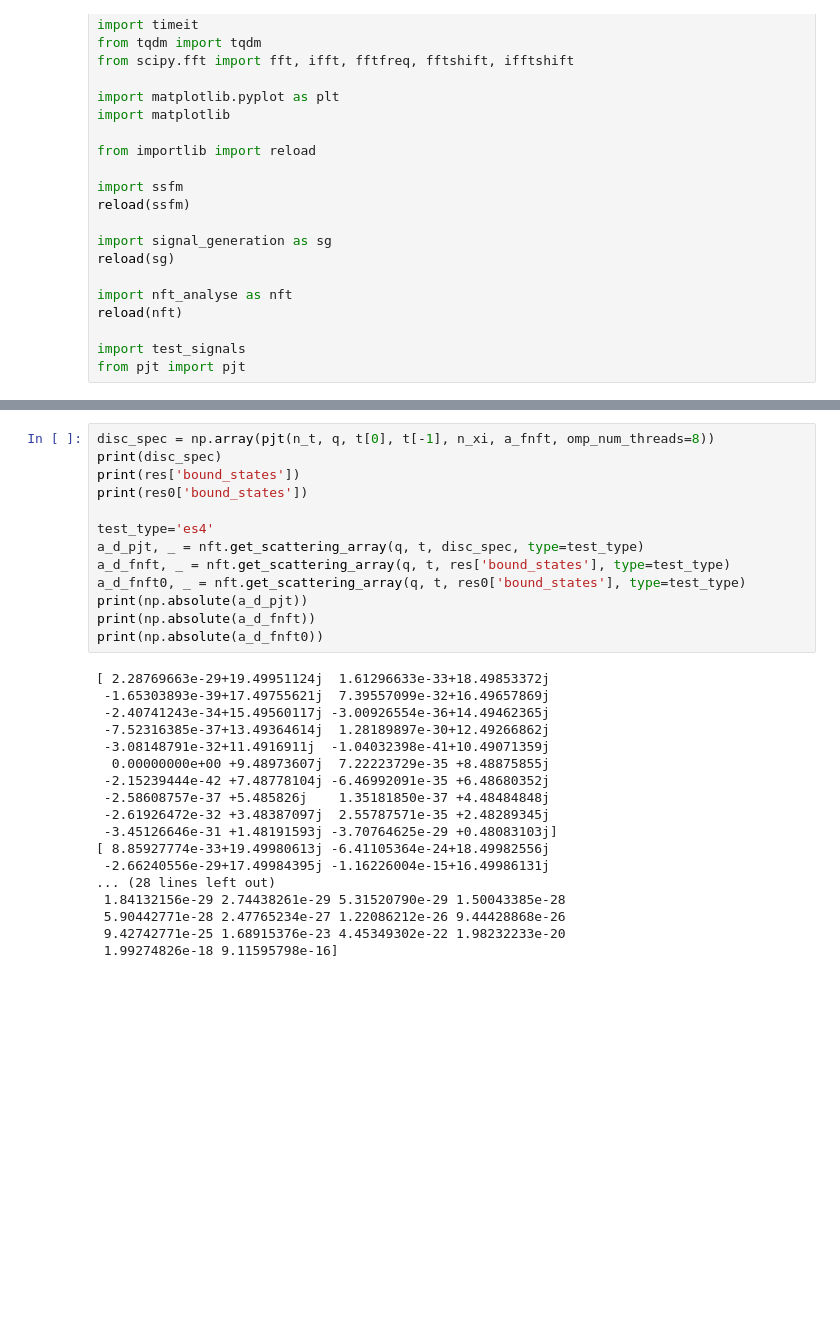
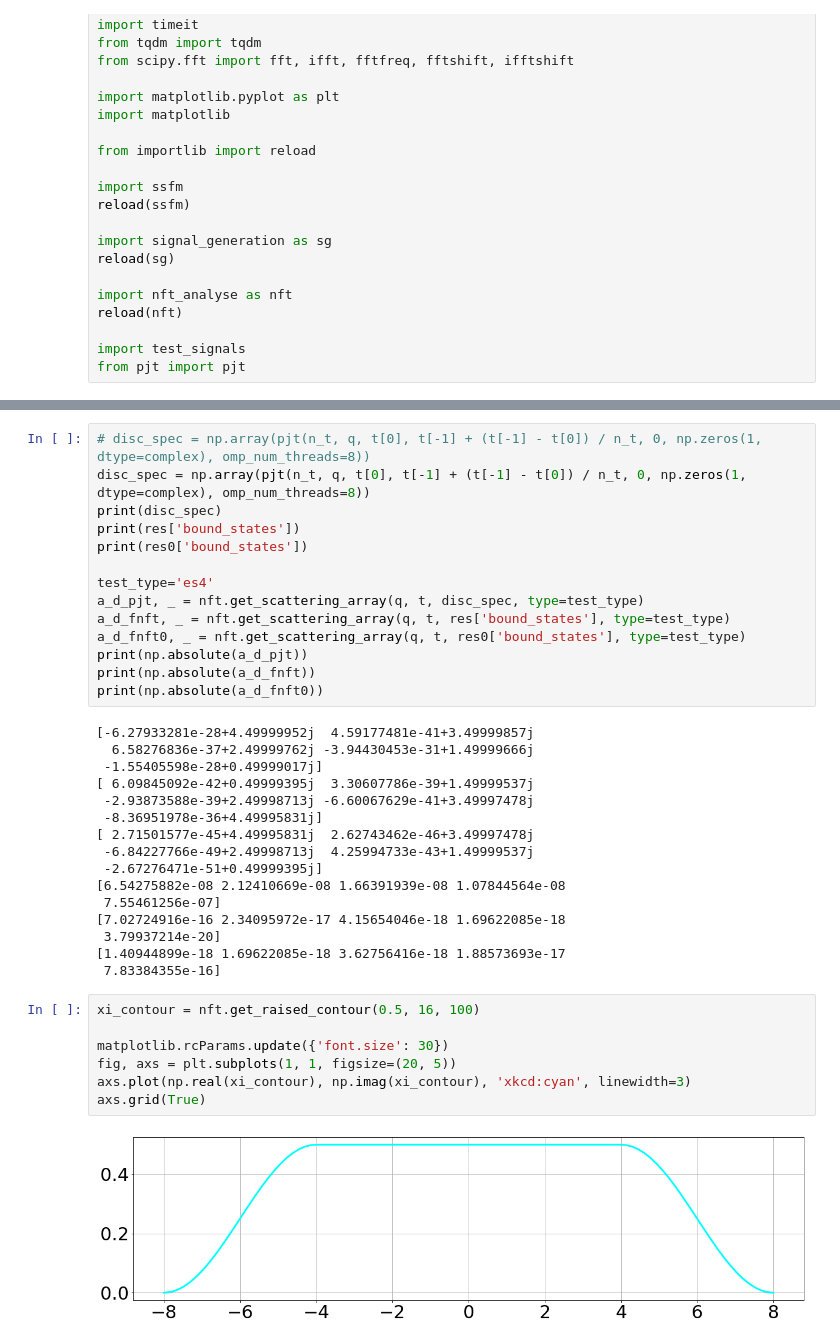
Before and after one commit to esf0/nft-processing, a Jupyter notebook: notebooks/test_nft_poly.ipynb, the cells around one changed output, grey strips where cells are left out. Drawn from its saved outputs; the diff is of its cells as text; blank space fills up the shorter version.

```diff
--- a/notebooks/test_nft_poly.ipynb
+++ b/notebooks/test_nft_poly.ipynb
@@ -151,5 +160,6 @@ nan
 # %%
-disc_spec = np.array(pjt(n_t, q, t[0], t[-1], n_xi, a_fnft, omp_num_threads=8))
+# disc_spec = np.array(pjt(n_t, q, t[0], t[-1] + (t[-1] - t[0]) / n_t, 0, np.zeros(1, dtype=complex), omp_num_threads=8))
+disc_spec = np.array(pjt(n_t, q, t[0], t[-1] + (t[-1] - t[0]) / n_t, 0, np.zeros(1, dtype=complex), omp_num_threads=8))
 print(disc_spec)
 print(res['bound_states'])
 print(res0['bound_states'])
@@ -162,20 +172,27 @@ print(np.absolute(a_d_pjt))
 print(np.absolute(a_d_fnft))
 print(np.absolute(a_d_fnft0))
 # %% [output]
-[ 2.28769663e-29+19.49951124j  1.61296633e-33+18.49853372j
- -1.65303893e-39+17.49755621j  7.39557099e-32+16.49657869j
- -2.40741243e-34+15.49560117j -3.00926554e-36+14.49462365j
- -7.52316385e-37+13.49364614j  1.28189897e-30+12.49266862j
- -3.08148791e-32+11.4916911j  -1.04032398e-41+10.49071359j
-  0.00000000e+00 +9.48973607j  7.22223729e-35 +8.48875855j
- -2.15239444e-42 +7.48778104j -6.46992091e-35 +6.48680352j
- -2.58608757e-37 +5.485826j    1.35181850e-37 +4.48484848j
- -2.61926472e-32 +3.48387097j  2.55787571e-35 +2.48289345j
- -3.45126646e-31 +1.48191593j -3.70764625e-29 +0.48083103j]
-[ 8.85927774e-33+19.49980613j -6.41105364e-24+18.49982556j
- -2.66240556e-29+17.49984395j -1.16226004e-15+16.49986131j
-... (28 lines left out)
- 1.84132156e-29 2.74438261e-29 5.31520790e-29 1.50043385e-28
- 5.90442771e-28 2.47765234e-27 1.22086212e-26 9.44428868e-26
- 9.42742771e-25 1.68915376e-23 4.45349302e-22 1.98232233e-20
- 1.99274826e-18 9.11595798e-16]
+[-6.27933281e-28+4.49999952j  4.59177481e-41+3.49999857j
+  6.58276836e-37+2.49999762j -3.94430453e-31+1.49999666j
+ -1.55405598e-28+0.49999017j]
+[ 6.09845092e-42+0.49999395j  3.30607786e-39+1.49999537j
+ -2.93873588e-39+2.49998713j -6.60067629e-41+3.49997478j
+ -8.36951978e-36+4.49995831j]
+[ 2.71501577e-45+4.49995831j  2.62743462e-46+3.49997478j
+ -6.84227766e-49+2.49998713j  4.25994733e-43+1.49999537j
+ -2.67276471e-51+0.49999395j]
+[6.54275882e-08 2.12410669e-08 1.66391939e-08 1.07844564e-08
+ 7.55461256e-07]
+[7.02724916e-16 2.34095972e-17 4.15654046e-18 1.69622085e-18
+ 3.79937214e-20]
+[1.40944899e-18 1.69622085e-18 3.62756416e-18 1.88573693e-17
+ 7.83384355e-16]
+# %%
+xi_contour = nft.get_raised_contour(0.5, 16, 100)
+
+matplotlib.rcParams.update({'font.size': 30})
+fig, axs = plt.subplots(1, 1, figsize=(20, 5))
+axs.plot(np.real(xi_contour), np.imag(xi_contour), 'xkcd:cyan', linewidth=3)
+axs.grid(True)
+# %% [output]
+[figure, added]
```
Also changed, not shown: parts of 5 cells of this notebook, 23 other files.
